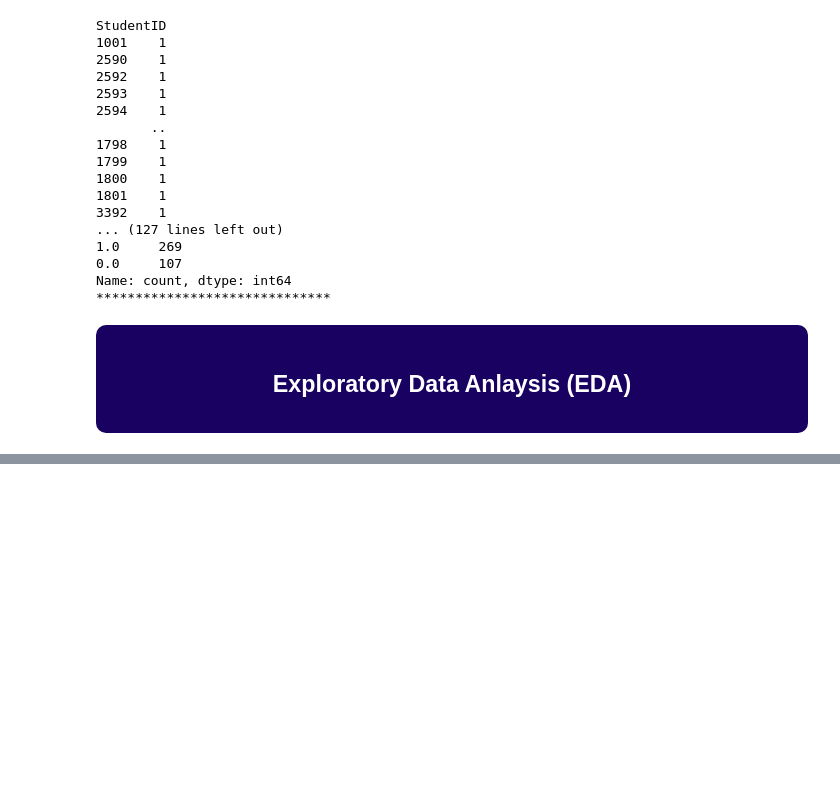
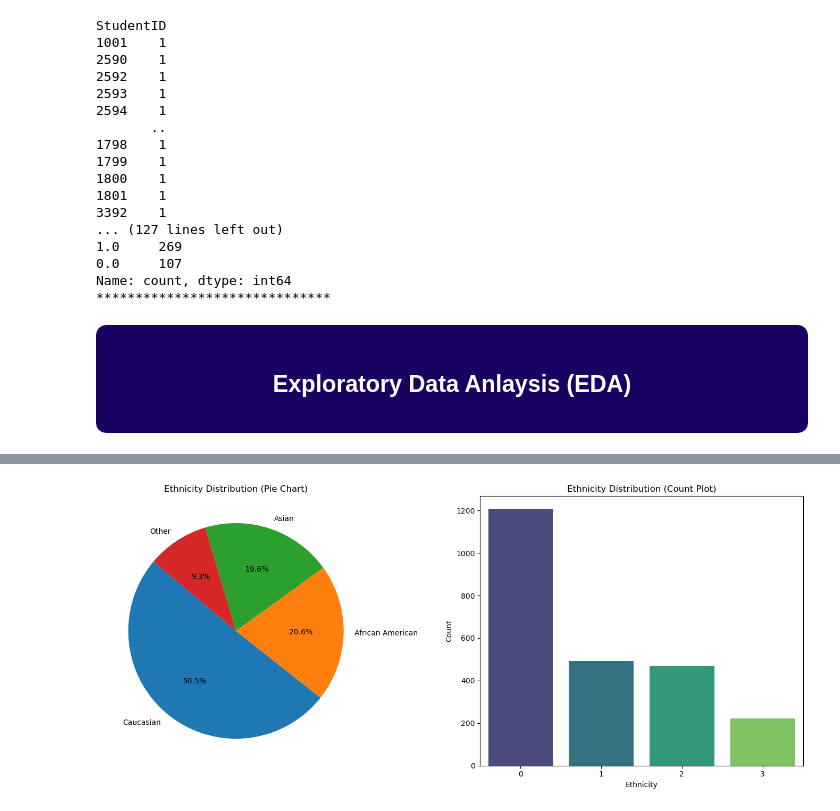
Before and after one commit to ahmedhassan456/students_performance_classification, a Jupyter notebook: students_performance_classification.ipynb, the cells around one changed output, grey strips where cells are left out. Cells and saved outputs as stored; diff of their text form; code cells hidden in the pictures; blank space fills up the shorter version.

```diff
--- a/students_performance_classification.ipynb
+++ b/students_performance_classification.ipynb
@@ -118,0 +227,14 @@ df.drop(["StudentID"], axis=1, inplace=True)
+# %%
+ethnicity = df['Ethnicity'].value_counts().sort_index()
+
+fig, (ax1, ax2) = plt.subplots(1, 2, figsize=(14, 6))
+ax1.pie(ethnicity, autopct='%1.1f%%', startangle=140, labels=['Caucasian', 'African American', 'Asian', 'Other'])
+ax1.set_title('Ethnicity Distribution (Pie Chart)')
+sns.countplot(x='Ethnicity', data=df, ax=ax2, palette='viridis')
+ax2.set_title('Ethnicity Distribution (Count Plot)')
+ax2.set_xlabel('Ethnicity')
+ax2.set_ylabel('Count')
+plt.tight_layout()
+plt.show()
+# %% [output]
+[figure, added]
```
Also changed, not shown: parts of 8 cells of this notebook.
